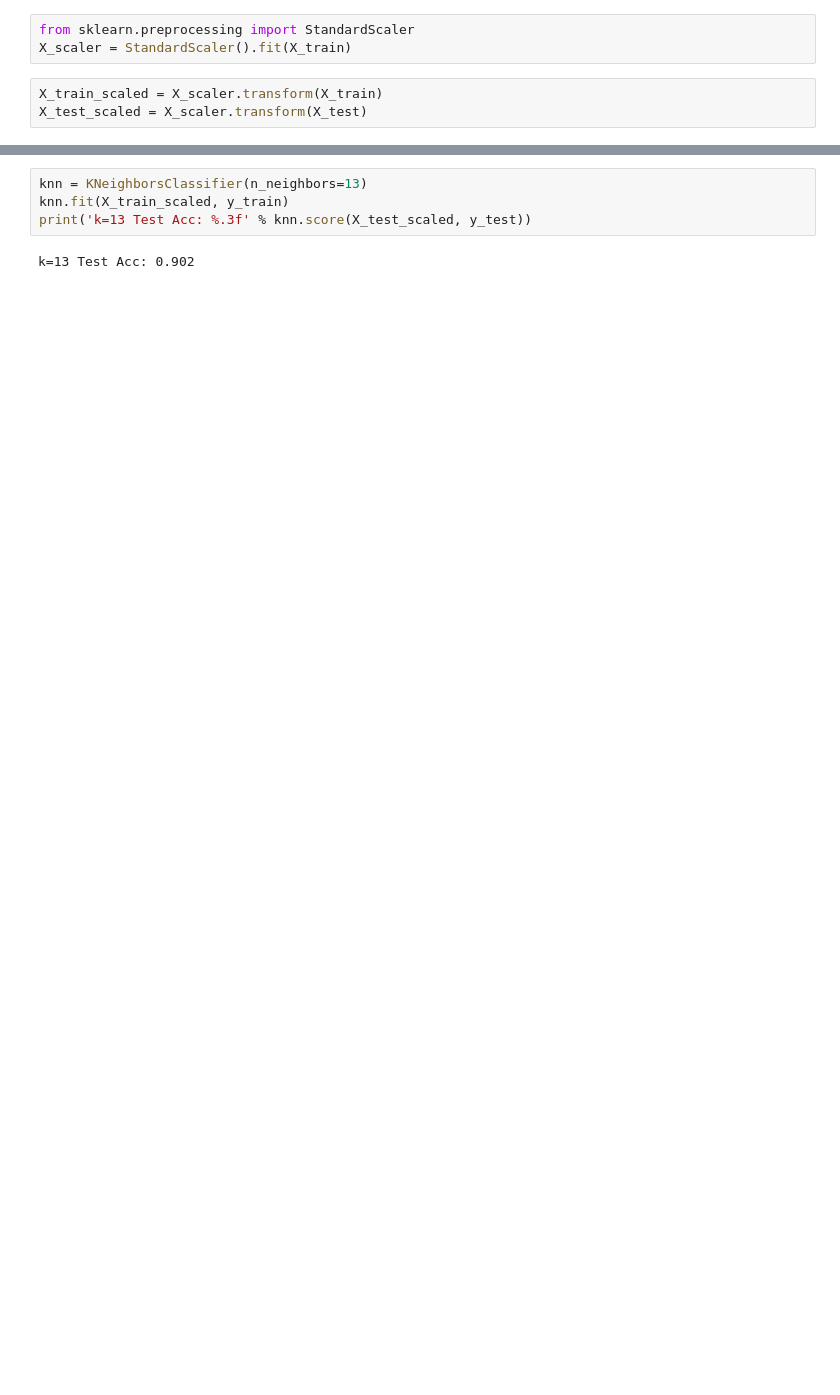
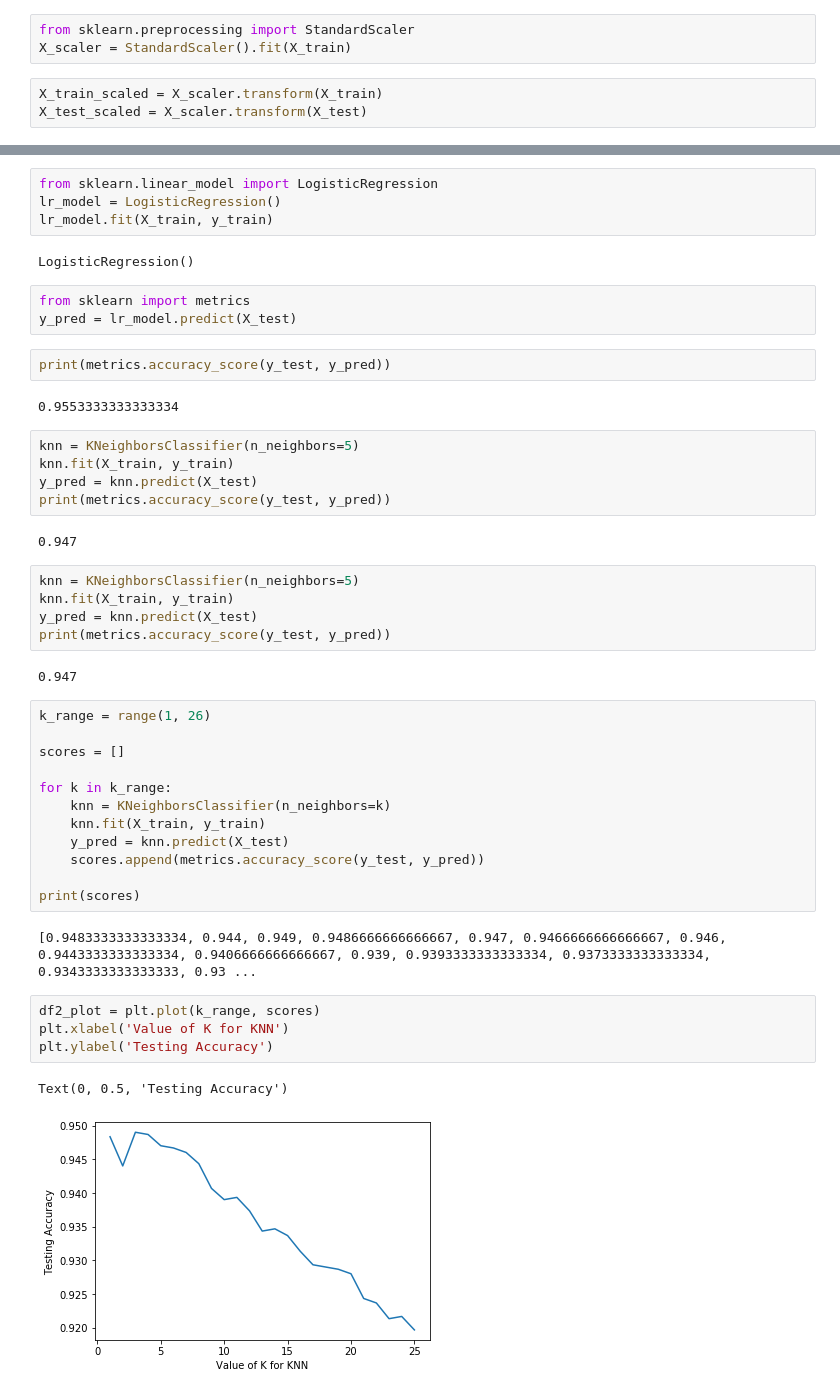
Before and after one commit to PhotoSynthesist62/UCI_Data_Analytics_Bootcamp_2020, a Jupyter notebook: 23-Final_Project/obsv_model_KNN.ipynb, the cells around one changed output, grey strips where cells are left out. Cells and saved outputs as stored; diff of their text form; blank space fills up the shorter version.

```diff
--- a/23-Final_Project/obsv_model_KNN.ipynb
+++ b/23-Final_Project/obsv_model_KNN.ipynb
@@ -162,6 +180,48 @@ k: 19, Train/Test Score: 0.888/0.889
+# %%
+from sklearn.linear_model import LogisticRegression
+lr_model = LogisticRegression()
+lr_model.fit(X_train, y_train)
+# %% [output]
+LogisticRegression()
+# %%
+from sklearn import metrics
+y_pred = lr_model.predict(X_test)
+# %%
+print(metrics.accuracy_score(y_test, y_pred))
+# %% [output]
+0.9553333333333334
 # %%
-knn = KNeighborsClassifier(n_neighbors=13)
-knn.fit(X_train_scaled, y_train)
-print('k=13 Test Acc: %.3f' % knn.score(X_test_scaled, y_test))
+knn = KNeighborsClassifier(n_neighbors=5)
+knn.fit(X_train, y_train)
+y_pred = knn.predict(X_test)
+print(metrics.accuracy_score(y_test, y_pred))
 # %% [output]
-k=13 Test Acc: 0.902
+0.947
+# %%
+knn = KNeighborsClassifier(n_neighbors=5)
+knn.fit(X_train, y_train)
+y_pred = knn.predict(X_test)
+print(metrics.accuracy_score(y_test, y_pred))
+# %% [output]
+0.947
+# %%
+k_range = range(1, 26)
+
+scores = []
+
+for k in k_range:
+    knn = KNeighborsClassifier(n_neighbors=k)
+    knn.fit(X_train, y_train)
+    y_pred = knn.predict(X_test)
+    scores.append(metrics.accuracy_score(y_test, y_pred))
+
+print(scores)
+# %% [output]
+[0.9483333333333334, 0.944, 0.949, 0.9486666666666667, 0.947, 0.9466666666666667, 0.946, 0.9443333333333334, 0.9406666666666667, 0.939, 0.9393333333333334, 0.9373333333333334, 0.9343333333333333, 0.93 ...
+# %%
+df2_plot = plt.plot(k_range, scores)
+plt.xlabel('Value of K for KNN')
+plt.ylabel('Testing Accuracy')
+# %% [output]
+Text(0, 0.5, 'Testing Accuracy')
+[figure, added]
```
Also changed, not shown: parts of 46 cells of this notebook, 3 other files.
